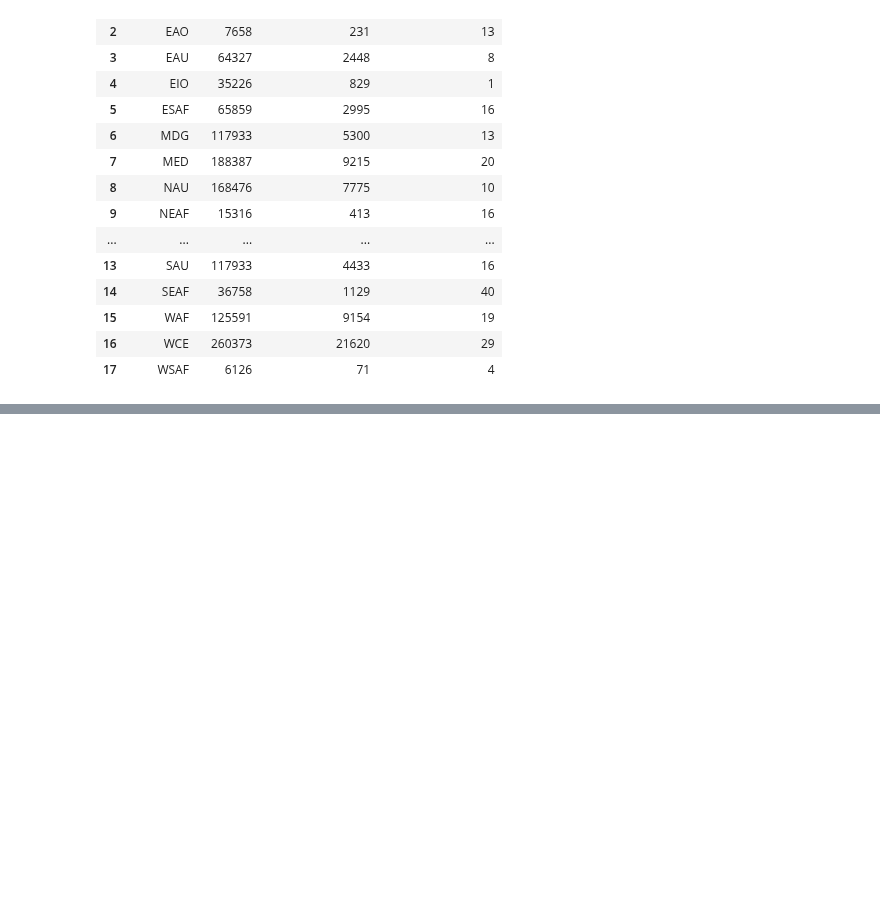
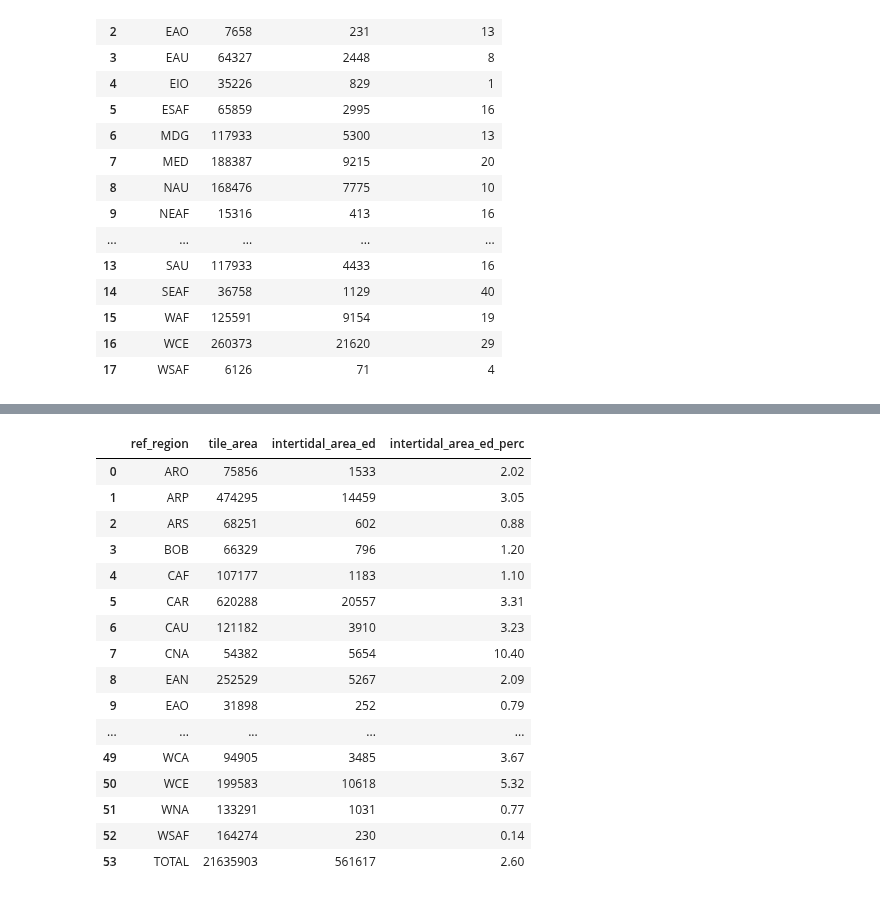
Before and after one commit to openearth/eo-bathymetry, a Jupyter notebook: notebooks/cmems-bathymetry/96_global_coverage.ipynb, the cells around one changed output, grey strips where cells are left out. Drawn from its saved outputs; the diff is of its cells as text; code cells hidden in the pictures; blank space fills up the shorter version.

```diff
--- a/notebooks/cmems-bathymetry/96_global_coverage.ipynb
+++ b/notebooks/cmems-bathymetry/96_global_coverage.ipynb
@@ -124,0 +201,11 @@ gdf_tiles_grouped
+# %%
+# for all tiles
+
+# Reproject tiles to metres
+gdf_tiles_org = gdf_tiles_org.to_crs('EPSG:6933') # Project to equal-area for grid-based metrics, EPSG 3857 is not to be used for area or dist (only mapping)
+
+# Calculate area of the tiles
+gdf_tiles_org['tile_area'] = gdf_tiles_org['geometry'].area / 1e6  # Convert to km2
+
+# Calculate coverage
+gdf_tiles_org['intertidal_area_ed'] = gdf_tiles_org['tile_area'] * gdf_tiles_org['intertidal_coverage_ed']/100
@@ -124,0 +221,47 @@ gdf_tiles_grouped
+# %%
+# Group gdf by ref_region (FOR ALL TILES; 38639 along global coastline)
+
+#gdf_tiles_grouped = gdf_tiles[['ref_region', 'tile_area', 'intertidal_area_ed', 'intertidal_area_sdb']].groupby('ref_region').agg(
+#    {'tile_area': 'sum', 'intertidal_area_ed': 'sum', 'intertidal_area_sdb': 'mean'}).reset_index()
+gdf_tiles_grouped_org = gdf_tiles_org[['ref_region', 'tile_area', 'intertidal_area_ed']].groupby('ref_region').agg(
+    {'tile_area': 'sum', 'intertidal_area_ed': 'sum'}).reset_index()
+gdf_tiles_grouped_org['tile_area'] = gdf_tiles_grouped_org['tile_area'].astype(int)
+gdf_tiles_grouped_org['intertidal_area_ed'] = gdf_tiles_grouped_org['intertidal_area_ed'].astype(int)
+#gdf_tiles_grouped_org['intertidal_area_sdb'] = gdf_tiles_grouped_org['intertidal_area_sdb'].astype(int)
+#gdf_tiles_grouped_org['intertidal_area_sdb'] = gdf_tiles_grouped_org['intertidal_area_sdb'].round(2)
+
+# Add total row
+total_org = pd.DataFrame([{
+    "ref_region": "TOTAL",
+    "tile_area": gdf_tiles_grouped_org["tile_area"].sum(),
+    "intertidal_area_ed": gdf_tiles_grouped_org["intertidal_area_ed"].sum()
+}])
+
+# Append the total row
+grouped_with_total_org = pd.concat([gdf_tiles_grouped_org, total_org], ignore_index=True)
+
+# Add percentage column
+grouped_with_total_org["intertidal_area_ed_perc"] = (grouped_with_total_org["intertidal_area_ed"] / grouped_with_total_org["tile_area"]) * 100
+grouped_with_total_org["intertidal_area_ed_perc"] = grouped_with_total_org["intertidal_area_ed_perc"].round(2)
+
+grouped_with_total_org
+
+# Do sorting on different columns to explain differences in the table (analyse!)
+# %% [output]
+|  | ref_region | tile_area | intertidal_area_ed | intertidal_area_ed_perc |
+| 0 | ARO | 75856 | 1533 | 2.02 |
+| 1 | ARP | 474295 | 14459 | 3.05 |
+| 2 | ARS | 68251 | 602 | 0.88 |
+| 3 | BOB | 66329 | 796 | 1.20 |
+| 4 | CAF | 107177 | 1183 | 1.10 |
+| 5 | CAR | 620288 | 20557 | 3.31 |
+| 6 | CAU | 121182 | 3910 | 3.23 |
+| 7 | CNA | 54382 | 5654 | 10.40 |
+| 8 | EAN | 252529 | 5267 | 2.09 |
+| 9 | EAO | 31898 | 252 | 0.79 |
+| ... | ... | ... | ... | ... |
+| 49 | WCA | 94905 | 3485 | 3.67 |
+| 50 | WCE | 199583 | 10618 | 5.32 |
+| 51 | WNA | 133291 | 1031 | 0.77 |
+| 52 | WSAF | 164274 | 230 | 0.14 |
+| 53 | TOTAL | 21635903 | 561617 | 2.60 |
```
Also changed, not shown: parts of 9 cells of this notebook.
